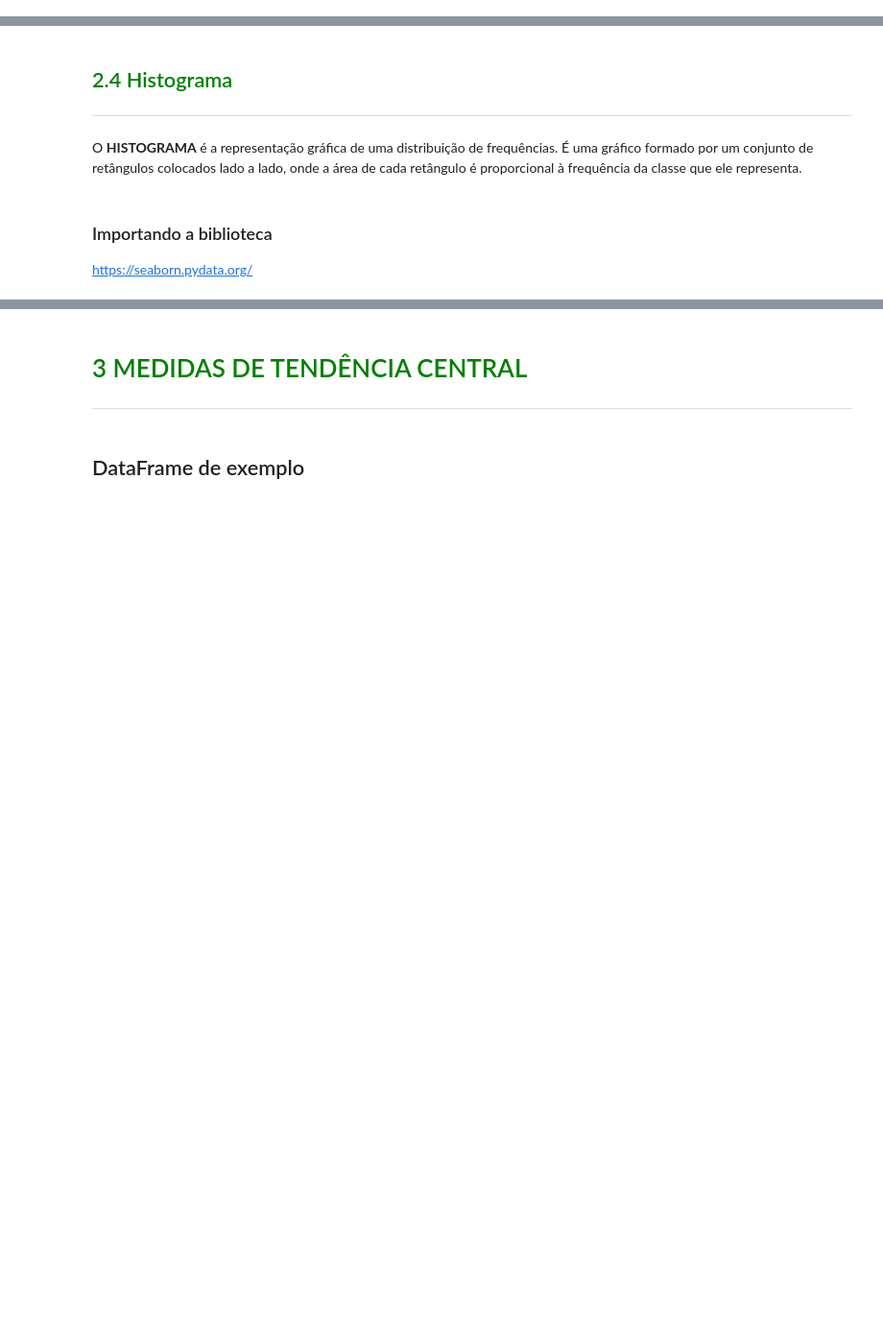
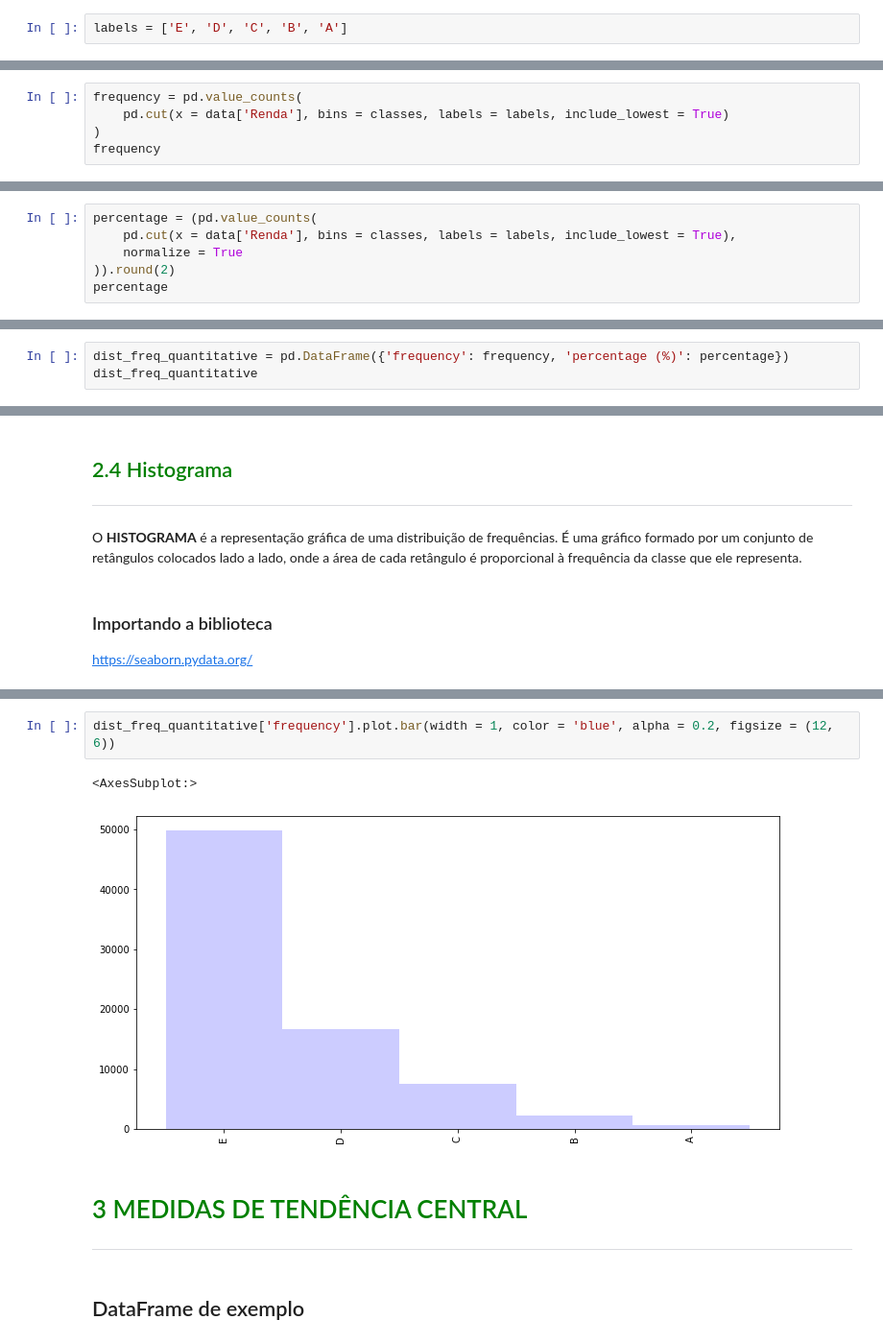
Before and after one commit to Gabriel-limadev/data_science_study, a Jupyter notebook: 3 - Estatística com Python: frequências e medidas/course files/Curso_de_Estatística_Parte_1.ipynb, the cells around one changed output, grey strips where cells are left out. Shown at 96% size. Saved outputs shown, nothing was run; the diff lists cells and outputs as text; blank space fills up the shorter version.

```diff
--- a/3 - Estatística com Python: frequências e medidas/course files/Curso_de_Estatística_Parte_1.ipynb
+++ b/3 - Estatística com Python: frequências e medidas/course files/Curso_de_Estatística_Parte_1.ipynb
@@ -268,3 +362,5 @@ onde <b>SM</b> é o valor do salário mínimo na época. Em nosso caso <b>R$ 788
+# %%
+labels = ['E', 'D', 'C', 'B', 'A']
 # %% [markdown]
 ### Passo 2 - Criar a tabela de frequências
 # %% [markdown]
@@ -271,0 +377,5 @@ https://pandas.pydata.org/pandas-docs/version/0.22/generated/pandas.cut.html
+# %%
+frequency = pd.value_counts(
+    pd.cut(x = data['Renda'], bins = classes, labels = labels, include_lowest = True)
+)
+frequency
@@ -271,0 +389,6 @@ https://pandas.pydata.org/pandas-docs/version/0.22/generated/pandas.cut.html
+# %%
+percentage = (pd.value_counts(
+    pd.cut(x = data['Renda'], bins = classes, labels = labels, include_lowest = True),
+    normalize = True
+)).round(2)
+percentage
@@ -271,0 +402,3 @@ https://pandas.pydata.org/pandas-docs/version/0.22/generated/pandas.cut.html
+# %%
+dist_freq_quantitative = pd.DataFrame({'frequency': frequency, 'percentage (%)': percentage})
+dist_freq_quantitative
@@ -296,3 +546,8 @@ https://seaborn.pydata.org/
+# %%
+dist_freq_quantitative['frequency'].plot.bar(width = 1, color = 'blue', alpha = 0.2, figsize = (12, 6))
+# %% [output]
+<AxesSubplot:>
+[figure, added]
 # %% [markdown]
 # <font color=green>3 MEDIDAS DE TENDÊNCIA CENTRAL</font>
 ***
```
Also changed, not shown: parts of 34 cells of this notebook.
